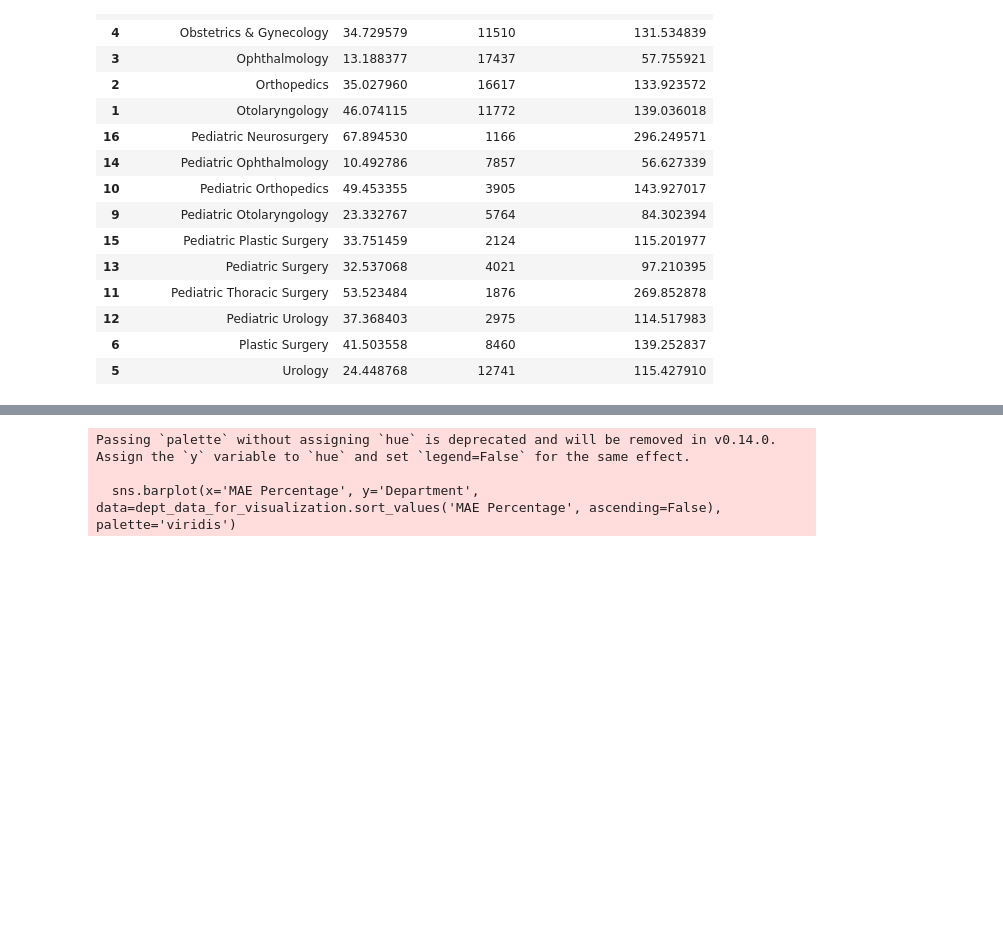
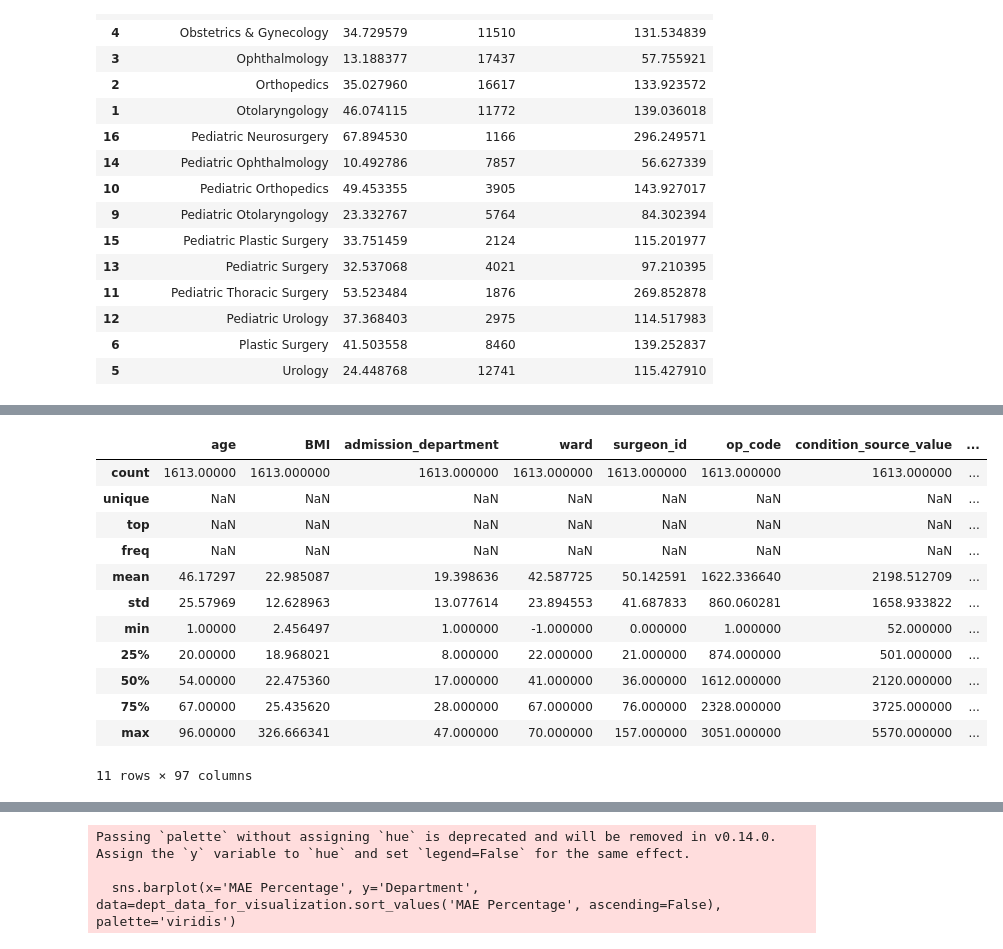
Before and after one commit to devguno/Surgical-Duration-Prediction, a Jupyter notebook: 1129_2.ipynb, the cells around one changed output, grey strips where cells are left out. Cells and saved outputs as stored; diff of their text form; code cells hidden in the pictures; blank space fills up the shorter version.

```diff
--- a/1129_2.ipynb
+++ b/1129_2.ipynb
@@ -241,0 +299,48 @@ dept_data_for_visualization.sort_values(by='Department')
+# %%
+# Calculating the absolute difference for the entire dataset
+# First, we need to predict for the entire dataset using the trained models for each department
+all_predictions = []
+
+# Loop through each department, predict, and store the results
+for dept in departments:
+    dept_col_name = 'surgical_department_' + dept
+    dept_data = df_encoded[df_encoded[dept_col_name] == 1]
+
+    if len(dept_data) > 0:
+        X_dept = dept_data.drop('surgery_duration', axis=1)
+        model = default_models[dept]
+        dept_predictions = model.predict(X_dept)
+        all_predictions.extend(dept_predictions)
+
+# Add the predictions to the original dataframe
+df_encoded['Predicted Duration'] = all_predictions
+
+# Calculate the absolute difference for the entire dataset
+df_encoded['Absolute Difference'] = abs(df_encoded['surgery_duration'] - df_encoded['Predicted Duration'])
+
+# Sorting by highest errors
+sorted_by_error = df_encoded.sort_values(by='Absolute Difference', ascending=False)
+
+# Extracting top error data points for analysis (e.g., top 1%)
+top_error_percentile = 99
+top_error_threshold = np.percentile(sorted_by_error['Absolute Difference'], top_error_percentile)
+top_error_data = sorted_by_error[sorted_by_error['Absolute Difference'] >= top_error_threshold]
+
+# Analyzing common characteristics in top error data points
+top_error_analysis = top_error_data.describe(include='all')
+
+top_error_analysis
+# %% [output]
+|  | age | BMI | admission_department | ward | surgeon_id | op_code | condition_source_value | ... |
+| count | 1613.00000 | 1613.000000 | 1613.000000 | 1613.000000 | 1613.000000 | 1613.000000 | 1613.000000 | ... |
+| unique | NaN | NaN | NaN | NaN | NaN | NaN | NaN | ... |
+| top | NaN | NaN | NaN | NaN | NaN | NaN | NaN | ... |
+| freq | NaN | NaN | NaN | NaN | NaN | NaN | NaN | ... |
+| mean | 46.17297 | 22.985087 | 19.398636 | 42.587725 | 50.142591 | 1622.336640 | 2198.512709 | ... |
+| std | 25.57969 | 12.628963 | 13.077614 | 23.894553 | 41.687833 | 860.060281 | 1658.933822 | ... |
+| min | 1.00000 | 2.456497 | 1.000000 | -1.000000 | 0.000000 | 1.000000 | 52.000000 | ... |
+| 25% | 20.00000 | 18.968021 | 8.000000 | 22.000000 | 21.000000 | 874.000000 | 501.000000 | ... |
+| 50% | 54.00000 | 22.475360 | 17.000000 | 41.000000 | 36.000000 | 1612.000000 | 2120.000000 | ... |
+| 75% | 67.00000 | 25.435620 | 28.000000 | 67.000000 | 76.000000 | 2328.000000 | 3725.000000 | ... |
+| max | 96.00000 | 326.666341 | 47.000000 | 70.000000 | 157.000000 | 3051.000000 | 5570.000000 | ... |
+11 rows × 97 columns
```
Also changed, not shown: parts of 9 cells of this notebook, 1 other file.
